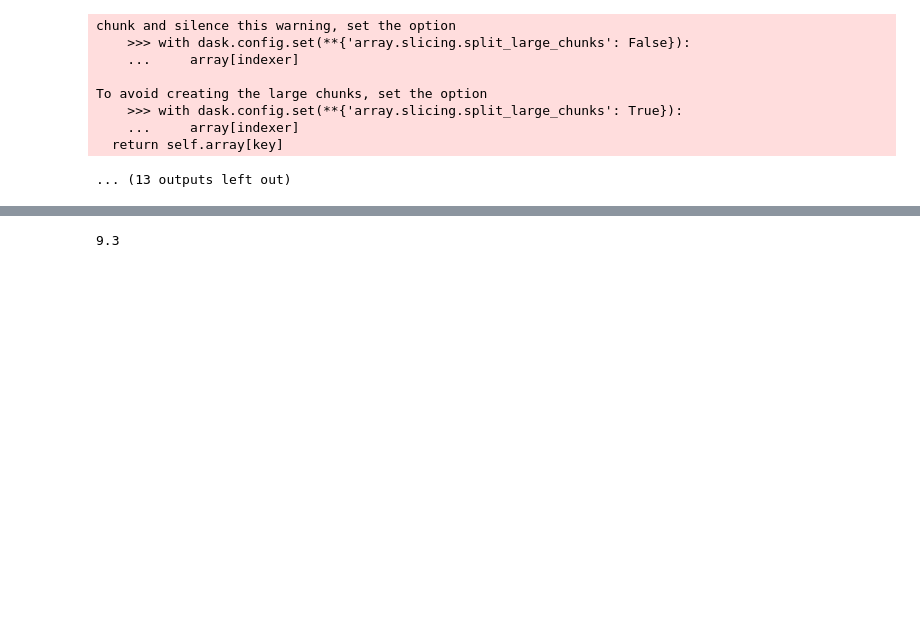
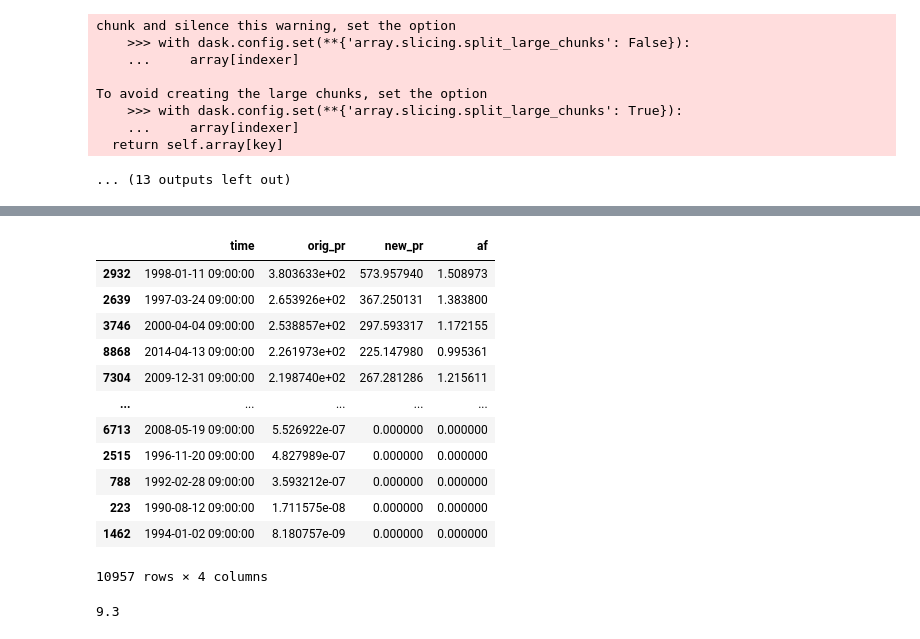
Before and after one commit to AusClimateService/qqscale, a Jupyter notebook: example_validation/pr-qdc-multiplicative-monthly-ssr-infileq_day_AGCD-ACCESS-ESM1-5_ssp370_r1i1p1f1_20350101-20641231.ipynb, the cells around one changed output, grey strips where cells are left out. Saved outputs shown, nothing was run; the diff lists cells and outputs as text; code cells hidden in the pictures; blank space fills up the shorter version.

```diff
--- a/example_validation/pr-qdc-multiplicative-monthly-ssr-infileq_day_AGCD-ACCESS-ESM1-5_ssp370_r1i1p1f1_20350101-20641231.ipynb
+++ b/example_validation/pr-qdc-multiplicative-monthly-ssr-infileq_day_AGCD-ACCESS-ESM1-5_ssp370_r1i1p1f1_20350101-20641231.ipynb
@@ -819,0 +794,4 @@ df_target_ssr = ds_target_ssr[target_var].sel(selection, method='nearest').to_da
+# %%
+df_target_ssr = df_target_ssr.rename(columns={'precip': 'orig_pr'})
+# %%
+df_qq = ds_qq[target_var].sel(selection, method='nearest').to_dataframe().drop(['lat', 'lon'], axis=1).reset_index()
@@ -820,3 +813,23 @@ df_target_ssr = ds_target_ssr[target_var].sel(selection, method='nearest').to_da
+# %%
+df_target_ssr['new_pr'] = df_qq['precip']
+# %%
+df_target_ssr['af'] = df_target_ssr['new_pr'] / df_target_ssr['orig_pr']
+# %%
+df_target_ssr.sort_values('orig_pr', ascending=False)
+# %% [output]
+|  | time | orig_pr | new_pr | af |
+| 2932 | 1998-01-11 09:00:00 | 3.803633e+02 | 573.957940 | 1.508973 |
+| 2639 | 1997-03-24 09:00:00 | 2.653926e+02 | 367.250131 | 1.383800 |
+| 3746 | 2000-04-04 09:00:00 | 2.538857e+02 | 297.593317 | 1.172155 |
+| 8868 | 2014-04-13 09:00:00 | 2.261973e+02 | 225.147980 | 0.995361 |
+| 7304 | 2009-12-31 09:00:00 | 2.198740e+02 | 267.281286 | 1.215611 |
+| ... | ... | ... | ... | ... |
+| 6713 | 2008-05-19 09:00:00 | 5.526922e-07 | 0.000000 | 0.000000 |
+| 2515 | 1996-11-20 09:00:00 | 4.827989e-07 | 0.000000 | 0.000000 |
+| 788 | 1992-02-28 09:00:00 | 3.593212e-07 | 0.000000 | 0.000000 |
+| 223 | 1990-08-12 09:00:00 | 1.711575e-08 | 0.000000 | 0.000000 |
+| 1462 | 1994-01-02 09:00:00 | 8.180757e-09 | 0.000000 | 0.000000 |
+10957 rows × 4 columns
 # %%
 len(df_target_ssr['precip']) / 100
 # %% [output]
```
Also changed, not shown: parts of 6 cells of this notebook.
